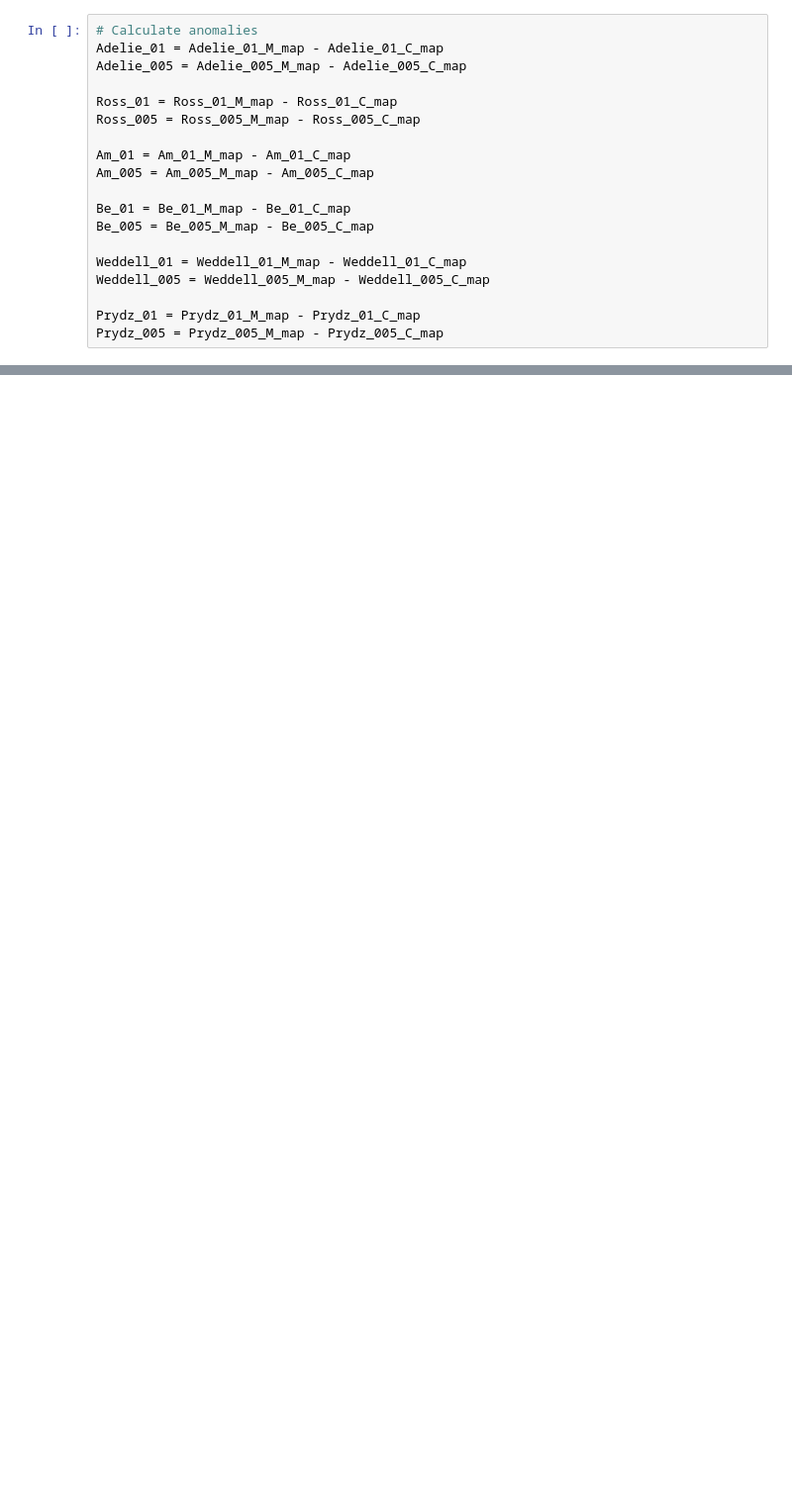
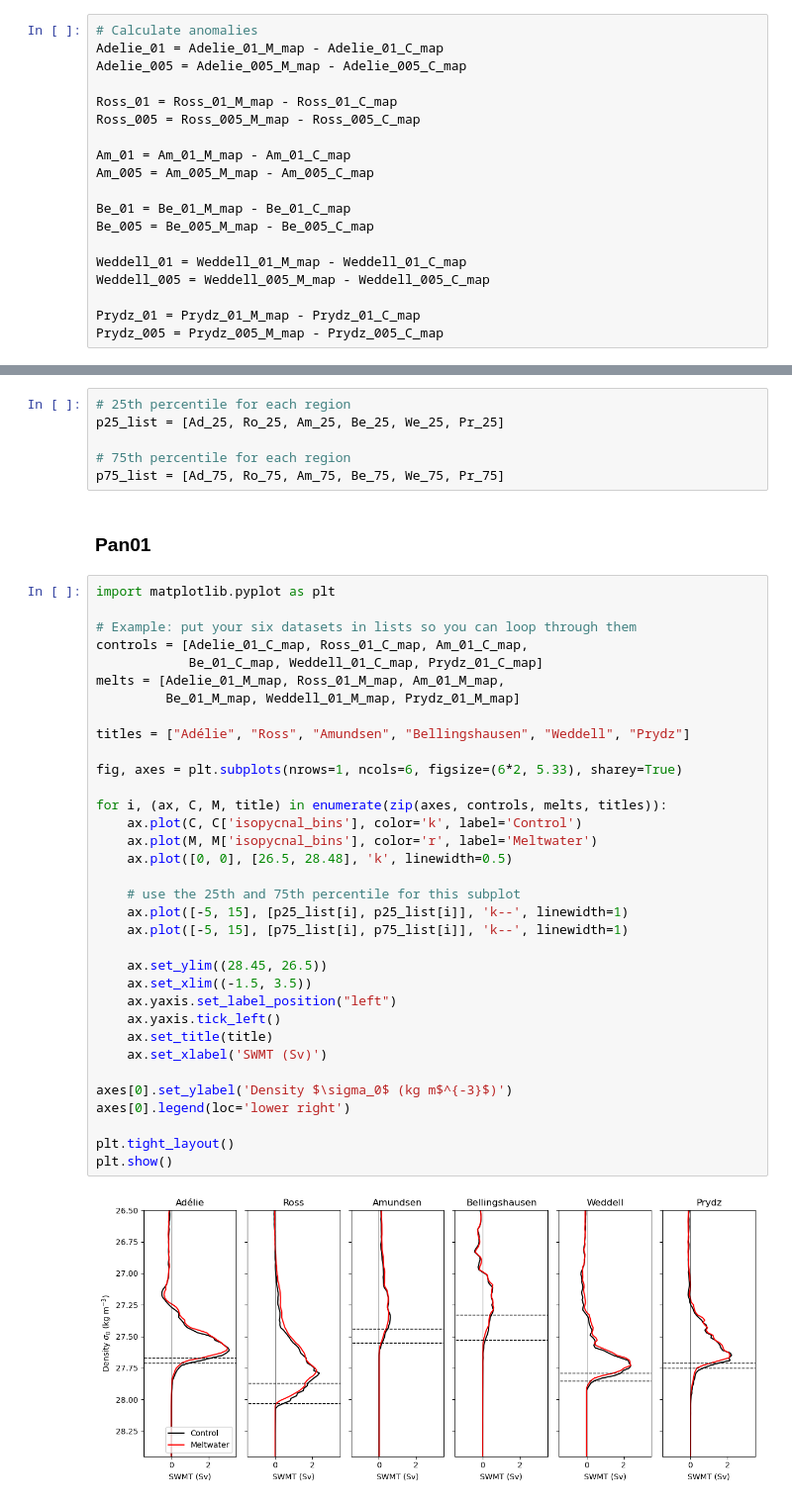
Before and after one commit to adele-morrison/panan-meltwater, a Jupyter notebook: notebooks/bottom_water_analysis/SWMT_regional_PanAns.ipynb, the cells around one changed output, grey strips where cells are left out. Shown at 99% size. Cells and saved outputs as stored; diff of their text form; blank space fills up the shorter version.

Commit message:
regional SWMT

```diff
--- a/notebooks/bottom_water_analysis/SWMT_regional_PanAns.ipynb
+++ b/notebooks/bottom_water_analysis/SWMT_regional_PanAns.ipynb
@@ -88,0 +115,44 @@ Prydz_005 = Prydz_005_M_map - Prydz_005_C_map
+# %%
+# 25th percentile for each region
+p25_list = [Ad_25, Ro_25, Am_25, Be_25, We_25, Pr_25]
+
+# 75th percentile for each region
+p75_list = [Ad_75, Ro_75, Am_75, Be_75, We_75, Pr_75]
+# %% [markdown]
+### Pan01
+# %%
+import matplotlib.pyplot as plt
+
+# Example: put your six datasets in lists so you can loop through them
+controls = [Adelie_01_C_map, Ross_01_C_map, Am_01_C_map,
+            Be_01_C_map, Weddell_01_C_map, Prydz_01_C_map]
+melts = [Adelie_01_M_map, Ross_01_M_map, Am_01_M_map,
+         Be_01_M_map, Weddell_01_M_map, Prydz_01_M_map]
+
+titles = ["Adélie", "Ross", "Amundsen", "Bellingshausen", "Weddell", "Prydz"]
+
+fig, axes = plt.subplots(nrows=1, ncols=6, figsize=(6*2, 5.33), sharey=True)
+
+for i, (ax, C, M, title) in enumerate(zip(axes, controls, melts, titles)):
+    ax.plot(C, C['isopycnal_bins'], color='k', label='Control')
+    ax.plot(M, M['isopycnal_bins'], color='r', label='Meltwater')
+    ax.plot([0, 0], [26.5, 28.48], 'k', linewidth=0.5)
+
+    # use the 25th and 75th percentile for this subplot
+    ax.plot([-5, 15], [p25_list[i], p25_list[i]], 'k--', linewidth=1)
+    ax.plot([-5, 15], [p75_list[i], p75_list[i]], 'k--', linewidth=1)
+
+    ax.set_ylim((28.45, 26.5))
+    ax.set_xlim((-1.5, 3.5))
+    ax.yaxis.set_label_position("left")
+    ax.yaxis.tick_left()
+    ax.set_title(title)
+    ax.set_xlabel('SWMT (Sv)')
+
+axes[0].set_ylabel('Density $\sigma_0$ (kg m$^{-3}$)')
+axes[0].legend(loc='lower right')
+
+plt.tight_layout()
+plt.show()
+# %% [output]
+[figure, added]
```
Also changed, not shown: parts of 16 cells of this notebook, 1 other file.
